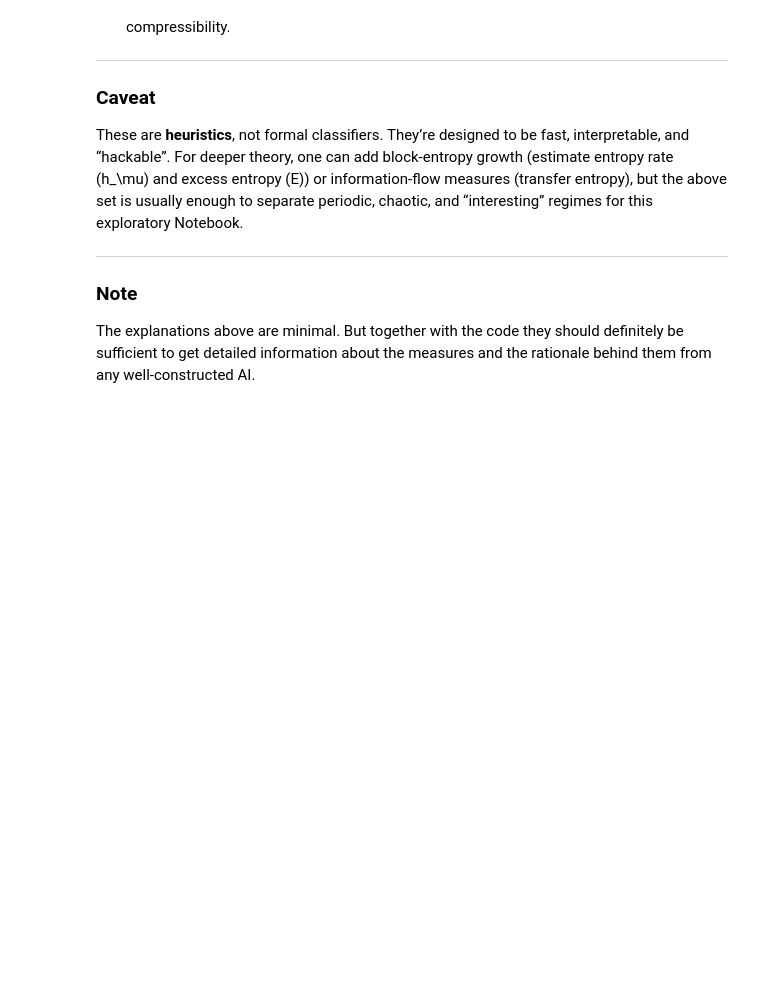
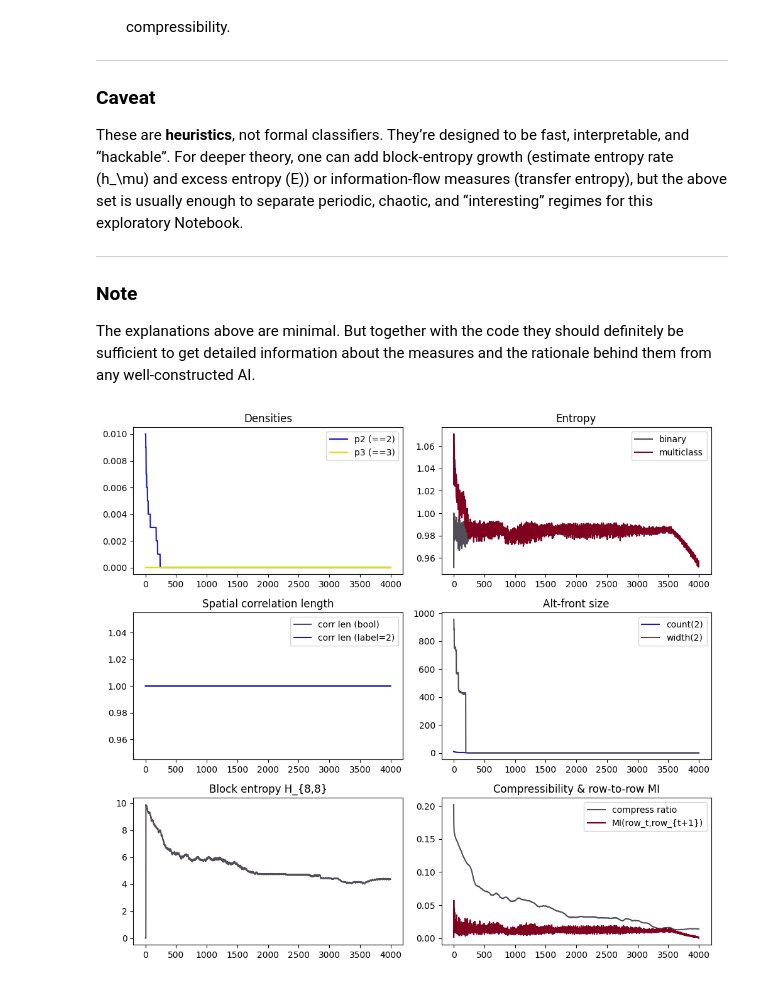
Before and after one commit to SmatMan/CSB195, a Jupyter notebook: src/py/ACA_lab.v3.ipynb, the cells around one changed output. Drawn from its saved outputs; the diff is of its cells as text; code cells hidden in the pictures; blank space fills up the shorter version.

Commit message:
state 3 takeover

```diff
--- a/src/py/ACA_lab.v3.ipynb
+++ b/src/py/ACA_lab.v3.ipynb
@@ -1113,8 +1168,10 @@ import zlib
 COL = {
     "state1": world.palette.get(1, "#427dae"),
     "state2": world.palette.get(2, "#dd0044"),
+    "state3": world.palette.get(3, "#D6E602"),
     "joint":  "#534D57",
     "on":     "#534D57",
+
 }
 
 # consistent line widths and alpha
@@ -1127,7 +1184,8 @@ def ts_density(world):
     on = (X > 0).mean(axis=1)
     p1 = (X == 1).mean(axis=1)
     p2 = (X == 2).mean(axis=1)
-    return on, p1, p2
+    p3 = (X == 3).mean(axis=1)
+    return on, p1, p2, p3
 
 def ts_entropy(world):
     X = world.state
@@ -1226,7 +1284,7 @@ def mutual_info_rows(world, bins=2):
     return I
 
 
-on, p1, p2 = ts_density(world)
+on, p1, p2, p3 = ts_density(world)
 Hbin, Hmul = ts_entropy(world)
 cl_bool = ts_corr_length(world)
 cl_alt  = ts_corr_length(world, label=2)
@@ -1234,32 +1292,35 @@ cnt, xmin, xmax, width, com = ts_alt_front(world, label=2)
 H88 = block_entropy_last(world, h=8, w=8)
 Rcmp = compress_ratio_last(world, L=64)
 Irow = mutual_info_rows(world)
 
 fig, axs = plt.subplots(3,2, figsize=(10,9))
 axs = axs.ravel()
 
-axs[0].plot(on,  color=COL["on"],     lw=LW, alpha=ALP, label='on (>0)')
-axs[0].plot(p1,  color=COL["state1"], lw=LW, alpha=ALP, label='p1 (==1)')
+# axs[0].plot(on,  color=COL["on"],     lw=LW, alpha=ALP, label='on (>0)')
+# axs[0].plot(p1,  color=COL["state1"], lw=LW, alpha=ALP, label='p1 (==1)')
 axs[0].plot(p2,  color=COL["state2"], lw=LW, alpha=ALP, label='p2 (==2)')
+axs[0].plot(p3,  color=COL["state3"], lw=LW, alpha=ALP, label='p3 (==3)')
 axs[0].set_title('Densities'); axs[0].legend()
 
 axs[1].plot(Hbin, color=COL["joint"],  lw=LW, label='binary')
 axs[1].plot(Hmul, color=COL["state1"], lw=LW, label='multiclass')
 axs[1].set_title('Entropy'); axs[1].legend()
 
 axs[2].plot(cl_bool, color=COL["joint"],  lw=LW, label='corr len (bool)')
 axs[2].plot(cl_alt,  color=COL["state2"], lw=LW, label='corr len (label=2)')
 axs[2].set_title('Spatial correlation length'); axs[2].legend()
 
 axs[3].plot(cnt,   color=COL["state2"], lw=LW, label='count(2)')
 axs[3].plot(width, color=COL["joint"],  lw=LW, label='width(2)')
 axs[3].set_title('Alt-front size'); axs[3].legend()
 
 axs[4].plot(H88,  color=COL["joint"], lw=LW); axs[4].set_title('Block entropy H_{8,8}')
 
 axs[5].plot(Rcmp, color=COL["joint"],  lw=LW, label='compress ratio')
 axs[5].plot(Irow, color=COL["state1"], lw=LW, label='MI(row_t,row_{t+1})')
 axs[5].set_title('Compressibility & row-to-row MI'); axs[5].legend()
 
 plt.tight_layout()
 plt.show()
+# %% [output]
+[figure, added]
```
Also changed, not shown: parts of 6 cells of this notebook.
